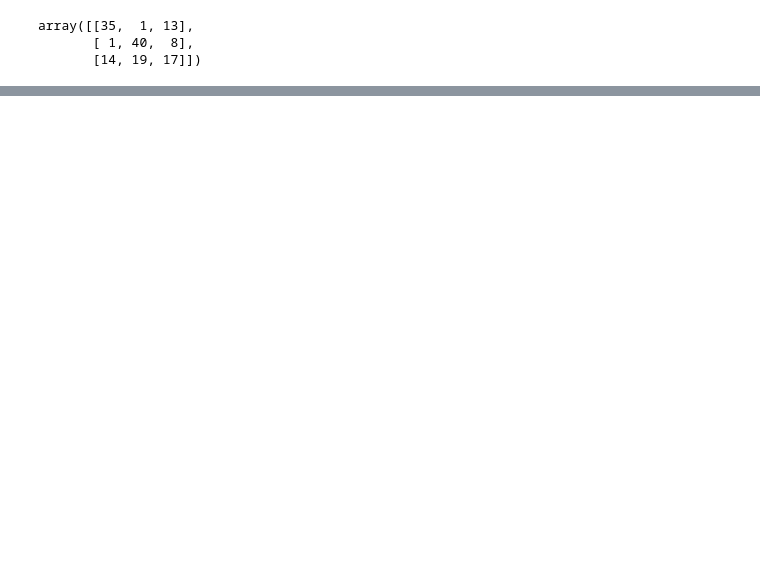
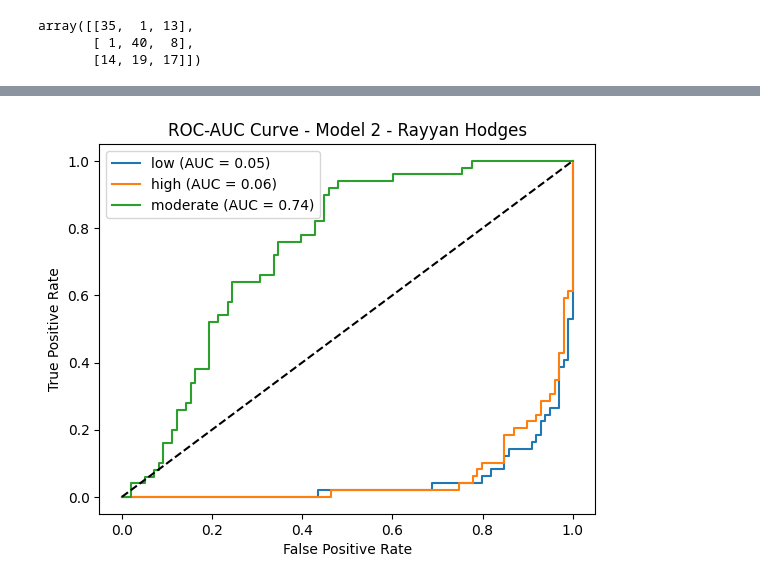
Before and after one commit to reiyua/HospitalCancerClassification, a Jupyter notebook: HospitalCancerClassification.ipynb, the cells around one changed output, grey strips where cells are left out. Saved outputs shown, nothing was run; the diff lists cells and outputs as text; code cells hidden in the pictures; blank space fills up the shorter version.

```diff
--- a/HospitalCancerClassification.ipynb
+++ b/HospitalCancerClassification.ipynb
@@ -255,0 +272,3 @@ array([[35,  1, 13],
+# %%
+# Retrain the refined Model 2 using training data
+mlp_model_2.fit(X_train, y_train)
@@ -255,0 +277,4 @@ array([[35,  1, 13],
+# %%
+# BUG FIXING: Create model 2 prediction variables.
+y_val_pred_2 = mlp_model_2.predict(X_val)
+y_val_proba_2 = mlp_model_2.predict_proba(X_val)
@@ -255,0 +346,18 @@ array([[35,  1, 13],
+# %%
+# Generate ROC‑AUC graph for Model 2
+
+plt.figure()
+
+for i in range(len(classes)):
+    fpr, tpr, _ = roc_curve(y_val_bin[:, i], y_val_proba_2[:, i])
+    roc_auc = auc(fpr, tpr)
+    plt.plot(fpr, tpr, label=f"{classes[i]} (AUC = {roc_auc:.2f})")
+
+plt.plot([0, 1], [0, 1], 'k--')
+plt.xlabel("False Positive Rate")
+plt.ylabel("True Positive Rate")
+plt.title("ROC-AUC Curve - Model 2 - Rayyan Hodges")
+plt.legend()
+plt.show()
+# %% [output]
+[figure, added]
```
Also changed, not shown: parts of 31 cells of this notebook.
